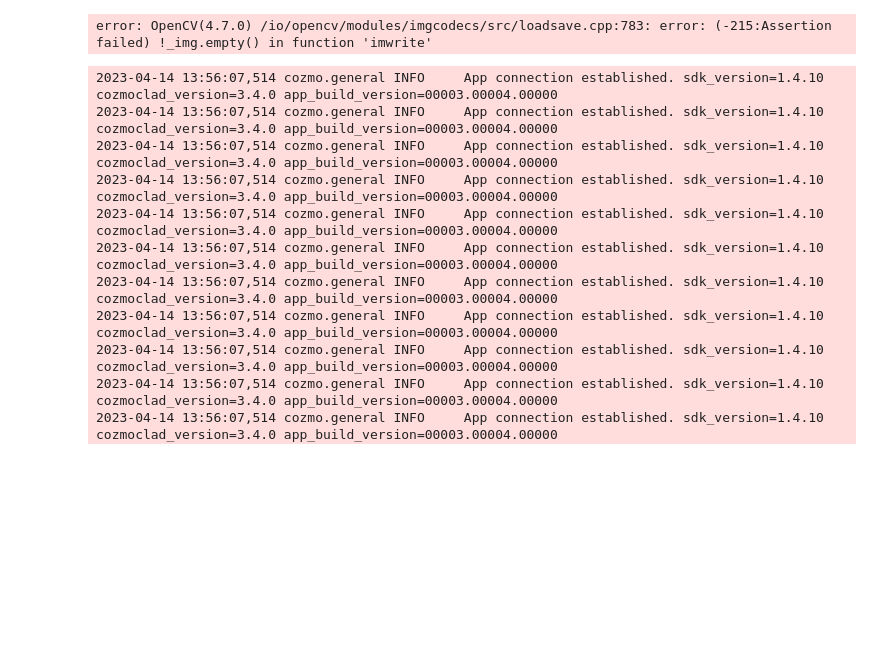
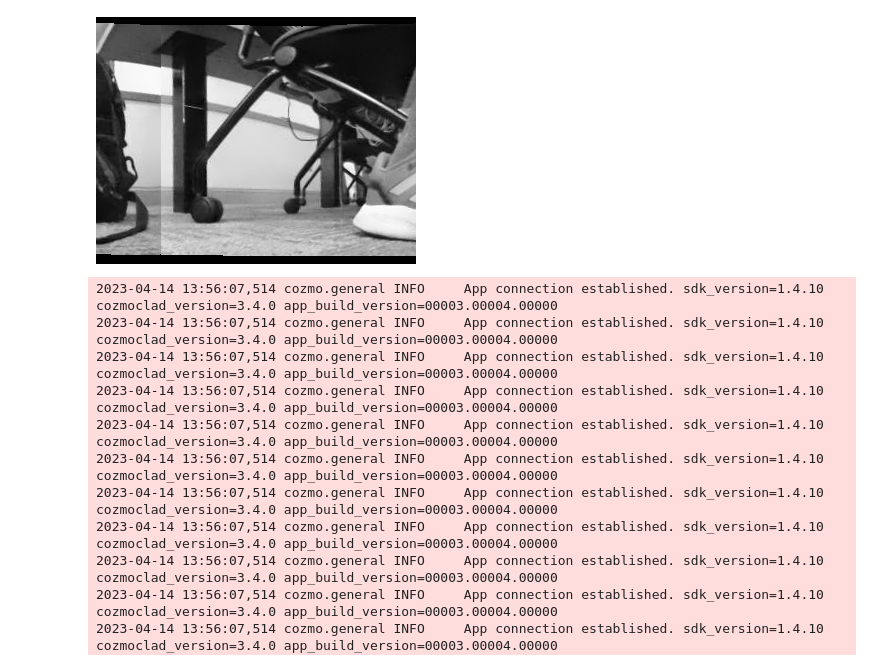
Before and after one commit to bendurham441/cs371-cozmo-fourthhour, a Jupyter notebook: Localize.ipynb, the cells around one changed output. Saved outputs shown, nothing was run; the diff lists cells and outputs as text; code cells hidden in the pictures; blank space fills up the shorter version.

Commit message:
Fixed the slice method so accurate images are produced

```diff
--- a/Localize.ipynb
+++ b/Localize.ipynb
@@ -73,8 +55,10 @@ def slice(pose, imageWidth):
     leftBound = pose - imageWidth / 2
     rightBound = pose + imageWidth / 2
 
+    #initialize the final image
     sliced_image = None
 
+    #if the left goes out of bounds
     if leftBound < 0:
         # the portion of the image that exceeds the left boundary and wraps to the right
         spillover_width = imageWidth / 2 - pose
@@ -85,10 +69,15 @@ def slice(pose, imageWidth):
         unspilled_bounds = (0, 0, rightBound, panoHeight)
         unspilled_image = pano.crop(unspilled_bounds)
 
-        to_stitch = [np.array(spillover_image), np.array(unspilled_image)]
-        stitcher = cv2.Stitcher.create()
-        ret,sliced_image = stitcher.stitch(to_stitch)
+        #concactinate the two images together with spilled first then unspilled
+        sliced_image = Image.new('RGB', (spillover_image.width + unspilled_image.width, panoHeight))
+        sliced_image.paste(spillover_image, (0, 0))
+        sliced_image.paste(unspilled_image, (spillover_image.width, 0))
 
+        #save the img as a jpeg
+        sliced_image.save("Sliced.jpeg")
+
+    #if the right goes out of bounds
     elif rightBound > panoWidth:
         # the portion of the image that doesn't spill over the right boundary
         unspilled_bounds = (leftBound, 0, panoWidth, panoHeight)
@@ -99,9 +88,13 @@ def slice(pose, imageWidth):
         spillover_bounds = (0, 0, spillover_width, panoHeight)
         spillover_image = pano.crop(spillover_bounds)
 
-        to_stitch = [unspilled_image, spillover_image]
-        stitcher = cv2.Stitcher.create()
-        ret,sliced_image = stitcher.stitch(to_stitch)
+        #concactinate the two images together with unspilled first then spilled
+        sliced_image = Image.new('RGB', (spillover_image.width + unspilled_image.width, panoHeight))
+        sliced_image.paste(unspilled_image, (0, 0))
+        sliced_image.paste(spillover_image, (unspilled_image.width, 0))
+
+        #save the img as a jpeg
+        sliced_image.save("Sliced.jpeg")
 
     else:
         # simple case, no spillover
@@ -109,15 +102,17 @@ def slice(pose, imageWidth):
         sliced_image = pano.crop(bounds)
         sliced_image = np.array(sliced_image)
 
-    # only for testing purposes, to be able to see the image
-    #sliced_img_arr = np.array(sliced_image)
-    #cv_sliced = np.array(sliced_image)
-    cv2.imwrite("Sliced.jpeg", sliced_image)
+        #save the img as a jpeg
+        cv2.imwrite("Sliced.jpeg", sliced_image)
+
     return sliced_image
-# %%
-slice(0, 320)
-# %% [output]
-error: OpenCV(4.7.0) /io/opencv/modules/imgcodecs/src/loadsave.cpp:783: error: (-215:Assertion failed) !_img.empty() in function 'imwrite'
+# %%
+#Test of all three cases of slice, right out of bounds, left out of bounds, and somewhere in middle of pano
+slice(1900, 320)
+#slice(0, 320)
+#slice(500, 320)
+# %% [output]
+[figure, added]
 # %%
 sensorVariance = 0.01
 proportionalMotionVariance = 0.01
```
Also changed, not shown: parts of 2 cells of this notebook, 1 other file.
